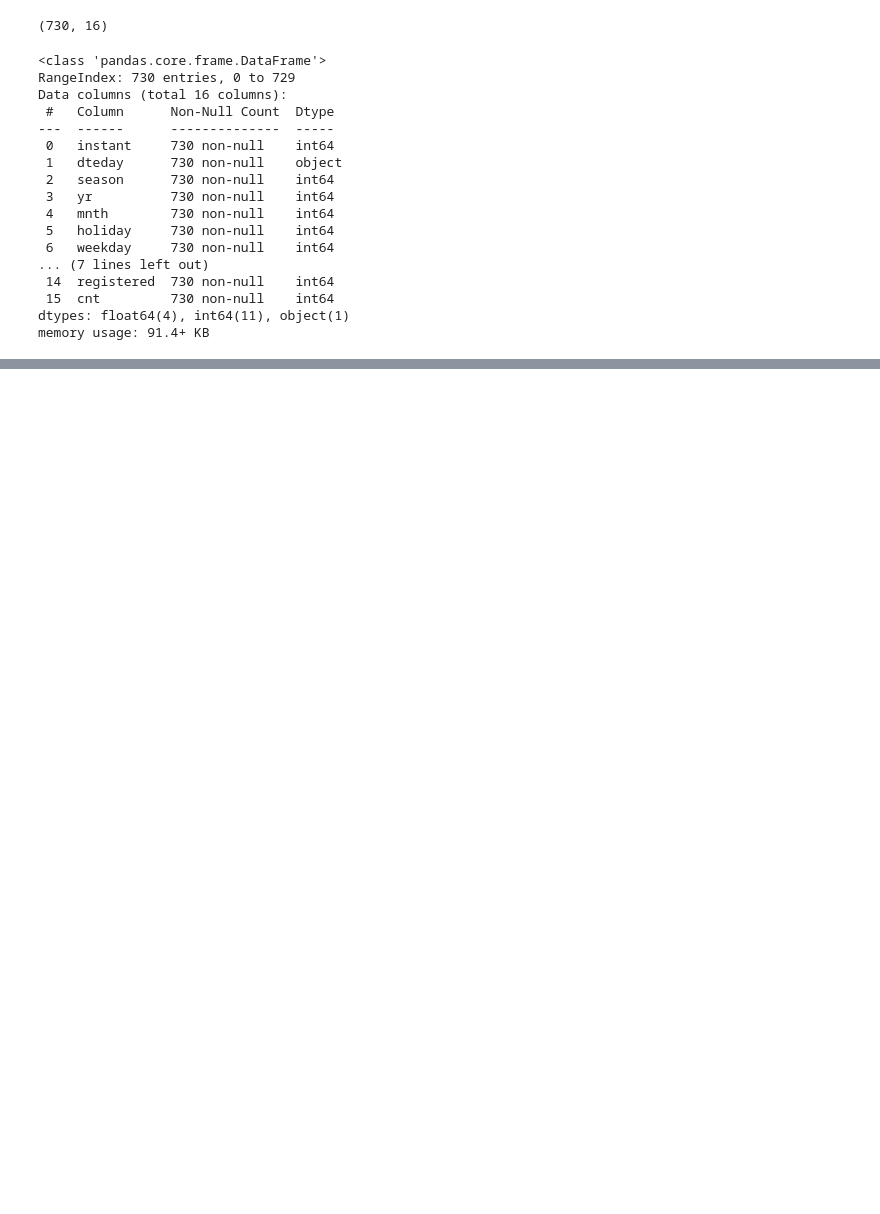
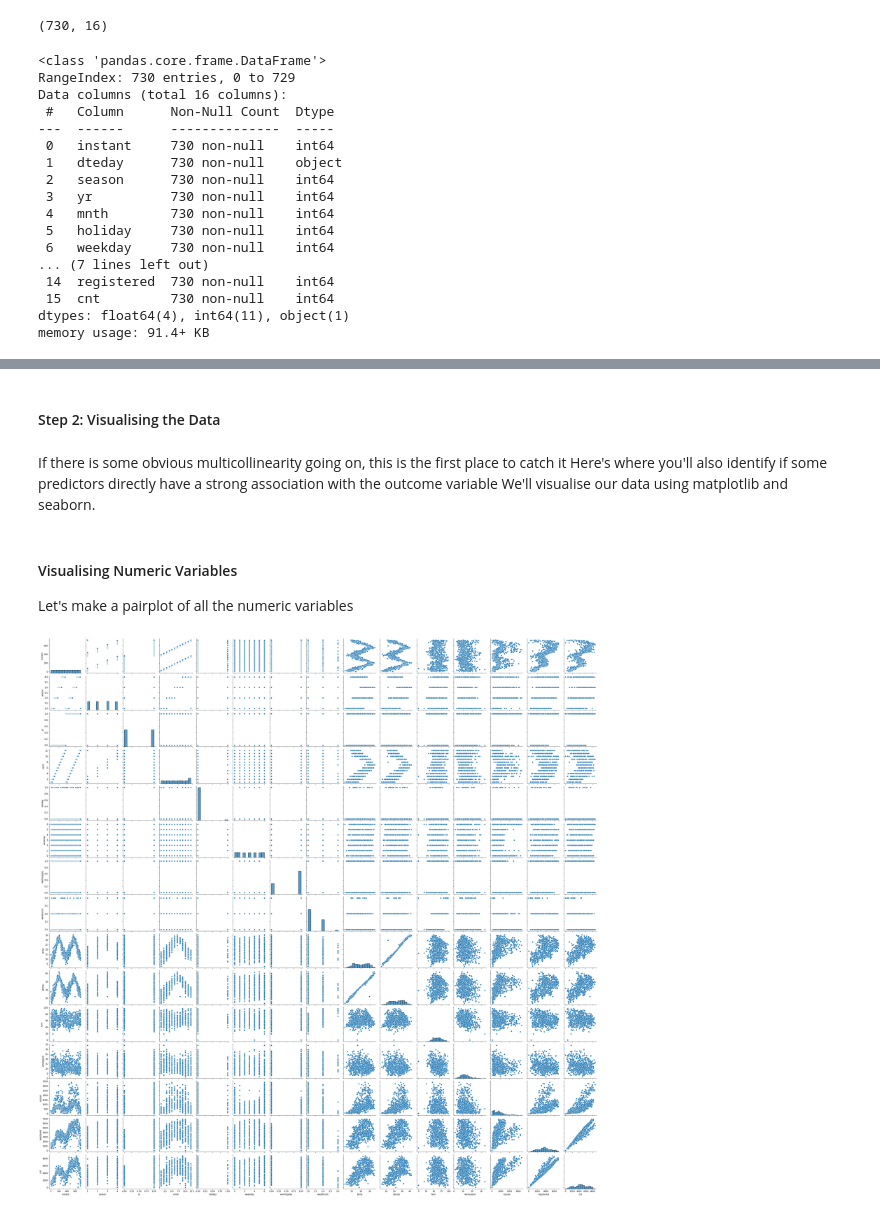
Before and after one commit to hareeshagolla/HAREESH-BIKE-SHARING-Assignment, a Jupyter notebook: Bike-Sharing.ipynb, the cells around one changed output, grey strips where cells are left out. Cells and saved outputs as stored; diff of their text form; code cells hidden in the pictures; blank space fills up the shorter version.

Commit message:
Added data preparation and linear regression

```diff
--- a/Bike-Sharing.ipynb
+++ b/Bike-Sharing.ipynb
@@ -72,3 +72,9 @@ bikesharing.describe()
 | 50% | 365.500000 | 3.000000 | 0.500000 | 7.000000 | 0.000000 | 3.000000 | 1.000000 | 1.000000 | 20.465826 | 24.368225 | ... |
 | 75% | 547.750000 | 3.000000 | 1.000000 | 10.000000 | 0.000000 | 5.000000 | 1.000000 | 2.000000 | 26.880615 | 30.445775 | ... |
 | max | 730.000000 | 4.000000 | 1.000000 | 12.000000 | 1.000000 | 6.000000 | 1.000000 | 3.000000 | 35.328347 | 42.044800 | ... |
+# %% [markdown]
+#### Step 2: Visualising the Data
+# %% [markdown]
+If there is some obvious multicollinearity going on, this is the first place to catch it
+Here's where you'll also identify if some predictors directly have a strong association with the outcome variable
+We'll visualise our data using matplotlib and seaborn.
@@ -74,0 +84,9 @@ bikesharing.describe()
+# %% [markdown]
+#### Visualising Numeric Variables
+
+Let's make a pairplot of all the numeric variables
+# %%
+sns.pairplot(bikesharing)
+plt.show()
+# %% [output]
+[figure, added]
```
Also changed, not shown: parts of 50 cells of this notebook.
